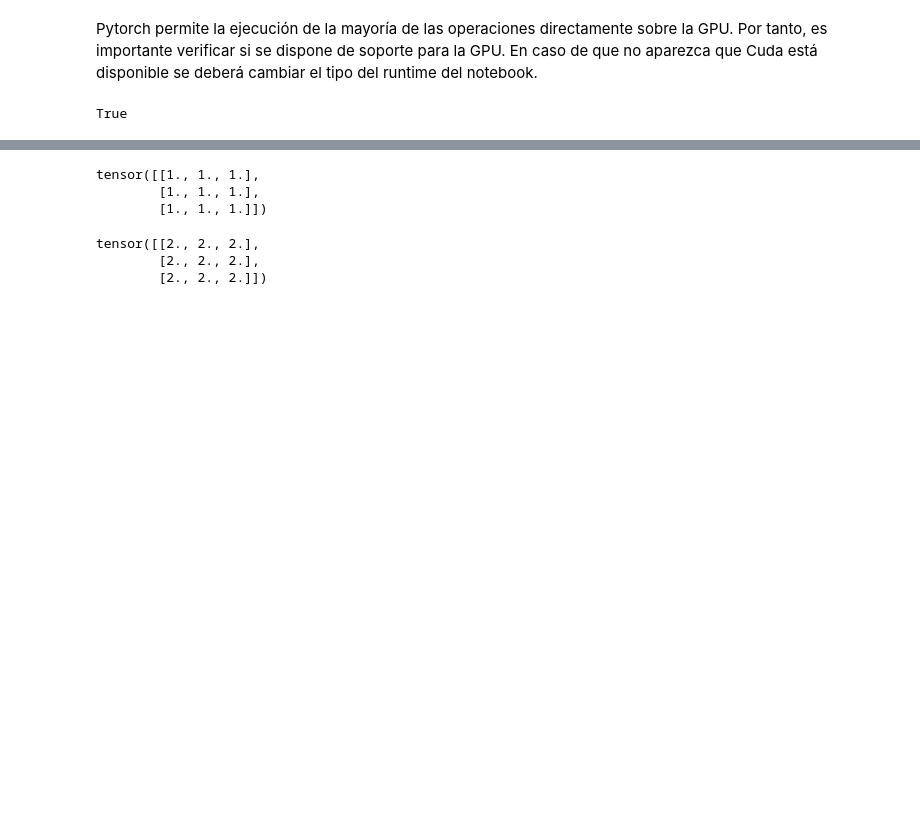
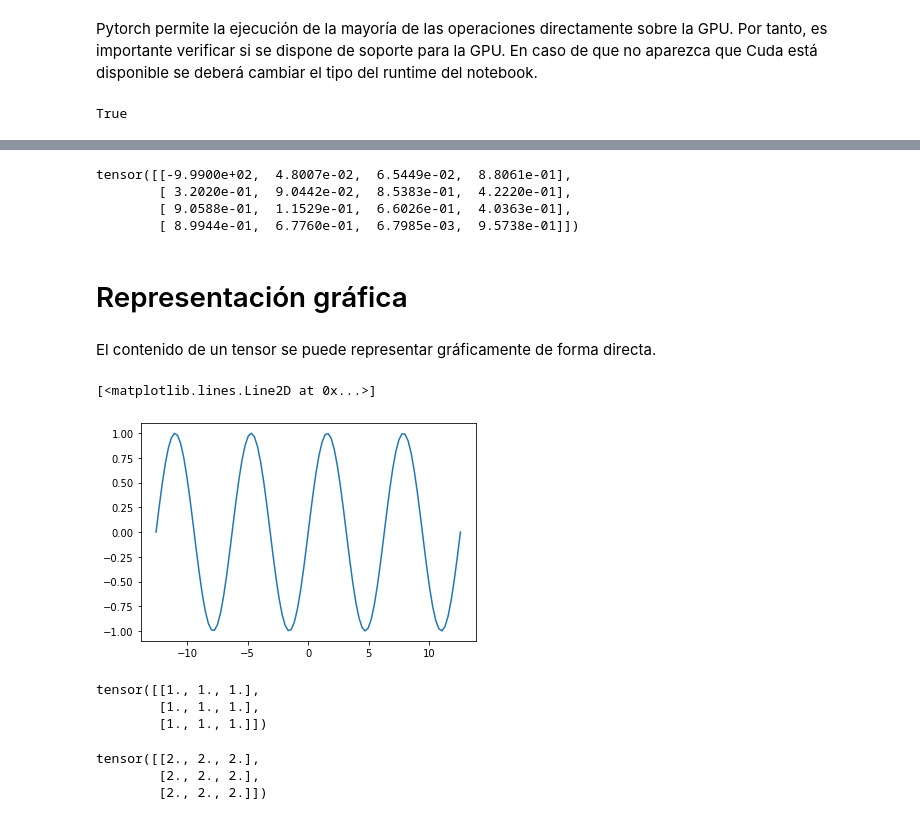
Before and after one commit to rusamentiaga/pytorch-test, a Jupyter notebook: 1_tensors.ipynb, the cells around one changed output, grey strips where cells are left out. Drawn from its saved outputs; the diff is of its cells as text; code cells hidden in the pictures; blank space fills up the shorter version.

```diff
--- a/1_tensors.ipynb
+++ b/1_tensors.ipynb
@@ -38,3 +324,24 @@ a = torch.ones(3,3)
+# %%
+t2 = torch.load('t.pt')
+t2
+# %% [output]
+tensor([[-9.9900e+02,  4.8007e-02,  6.5449e-02,  8.8061e-01],
+        [ 3.2020e-01,  9.0442e-02,  8.5383e-01,  4.2220e-01],
+        [ 9.0588e-01,  1.1529e-01,  6.6026e-01,  4.0363e-01],
+        [ 8.9944e-01,  6.7760e-01,  6.7985e-03,  9.5738e-01]])
+# %% [markdown]
+# Representación gráfica
+# %% [markdown]
+El contenido de un tensor se puede representar gráficamente de forma directa.
+# %%
+import matplotlib.pyplot as plt
+import math
+x = torch.linspace(-4*math.pi, 4*math.pi, 100)
+y = torch.sin(x)
+plt.plot(x,y)
+# %% [output]
+[<matplotlib.lines.Line2D at 0x...>]
+[figure, added]
 # %%
 a
 # %% [output]
```
Also changed, not shown: parts of 72 cells of this notebook.
